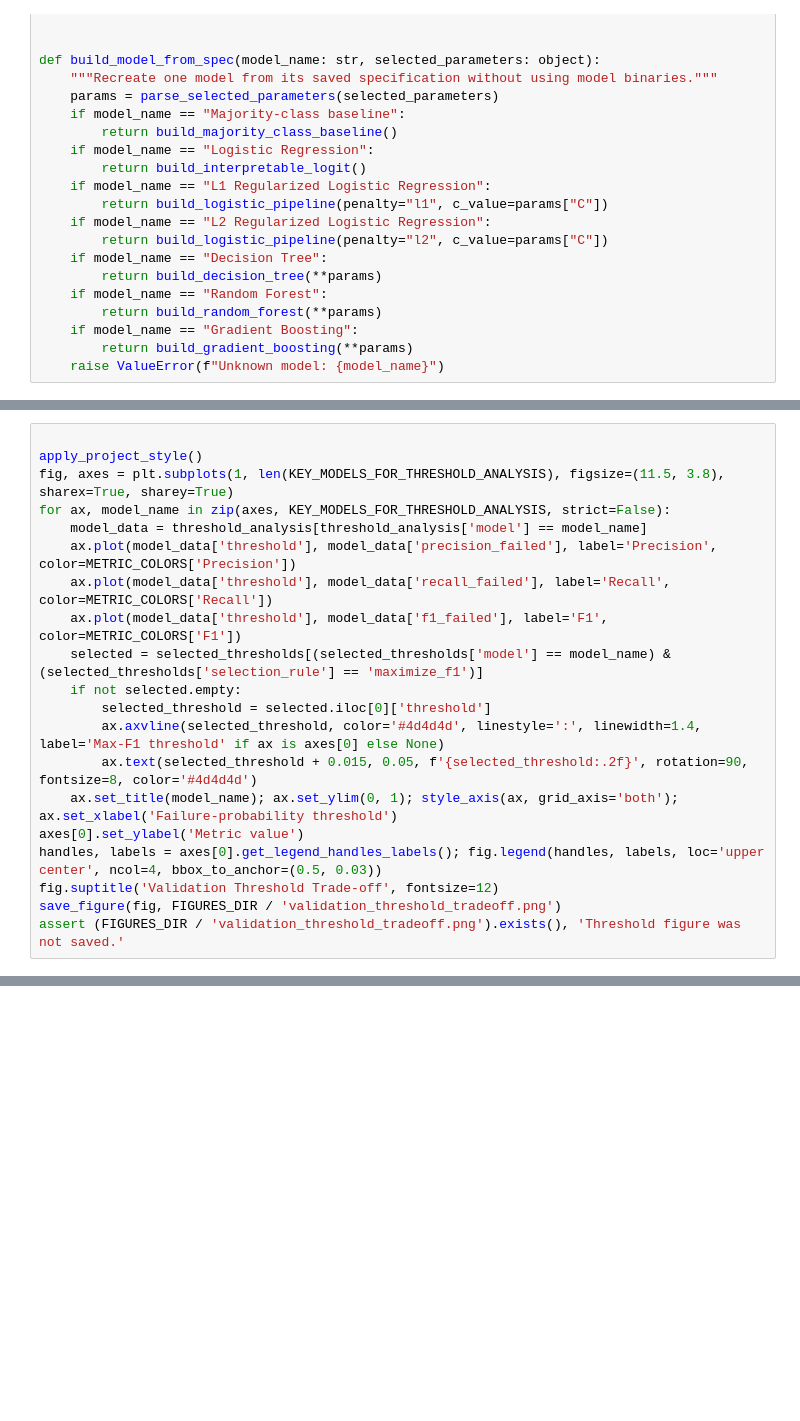
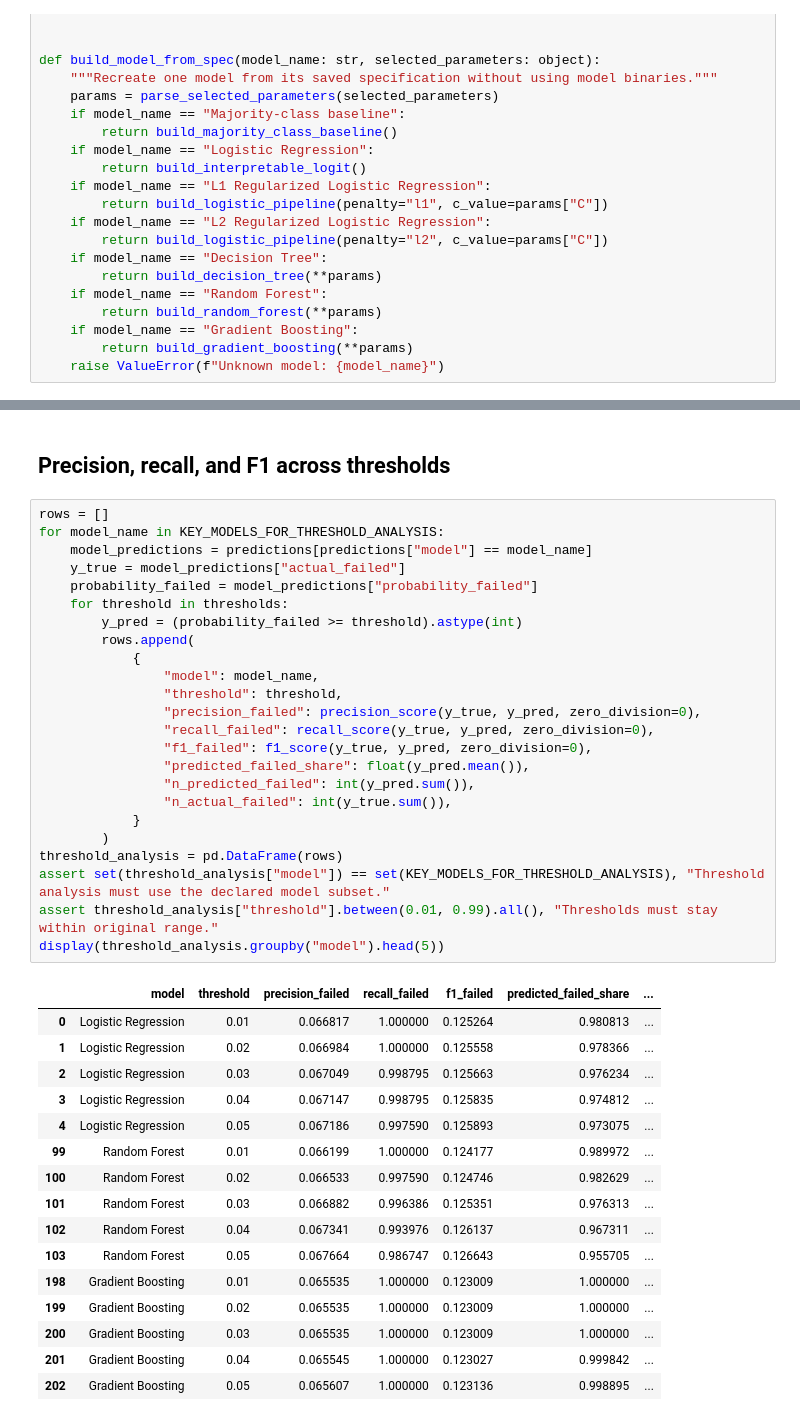
Before and after one commit to Berke-Pehli/ml-finance-bankruptcy-analysis, a Jupyter notebook: notebooks/05_threshold_and_pca_extensions.ipynb, the cells around one changed output, grey strips where cells are left out. Saved outputs shown, nothing was run; the diff lists cells and outputs as text; blank space fills up the shorter version.

Commit message:
Show notebook analysis steps more clearly

```diff
--- a/notebooks/05_threshold_and_pca_extensions.ipynb
+++ b/notebooks/05_threshold_and_pca_extensions.ipynb
@@ -682,20 +637,0 @@ selected_thresholds
-# %%
-
-apply_project_style()
-fig, axes = plt.subplots(1, len(KEY_MODELS_FOR_THRESHOLD_ANALYSIS), figsize=(11.5, 3.8), sharex=True, sharey=True)
-for ax, model_name in zip(axes, KEY_MODELS_FOR_THRESHOLD_ANALYSIS, strict=False):
-    model_data = threshold_analysis[threshold_analysis['model'] == model_name]
-    ax.plot(model_data['threshold'], model_data['precision_failed'], label='Precision', color=METRIC_COLORS['Precision'])
-    ax.plot(model_data['threshold'], model_data['recall_failed'], label='Recall', color=METRIC_COLORS['Recall'])
-    ax.plot(model_data['threshold'], model_data['f1_failed'], label='F1', color=METRIC_COLORS['F1'])
-    selected = selected_thresholds[(selected_thresholds['model'] == model_name) & (selected_thresholds['selection_rule'] == 'maximize_f1')]
-    if not selected.empty:
-        selected_threshold = selected.iloc[0]['threshold']
-        ax.axvline(selected_threshold, color='#4d4d4d', linestyle=':', linewidth=1.4, label='Max-F1 threshold' if ax is axes[0] else None)
-        ax.text(selected_threshold + 0.015, 0.05, f'{selected_threshold:.2f}', rotation=90, fontsize=8, color='#4d4d4d')
-    ax.set_title(model_name); ax.set_ylim(0, 1); style_axis(ax, grid_axis='both'); ax.set_xlabel('Failure-probability threshold')
-axes[0].set_ylabel('Metric value')
-handles, labels = axes[0].get_legend_handles_labels(); fig.legend(handles, labels, loc='upper center', ncol=4, bbox_to_anchor=(0.5, 0.03))
-fig.suptitle('Validation Threshold Trade-off', fontsize=12)
-save_figure(fig, FIGURES_DIR / 'validation_threshold_tradeoff.png')
-assert (FIGURES_DIR / 'validation_threshold_tradeoff.png').exists(), 'Threshold figure was not saved.'
@@ -764,0 +662,43 @@ assert (FIGURES_DIR / 'pca_logistic_metric_comparison.png').exists(), 'PCA figur
+# %% [markdown]
+## Precision, recall, and F1 across thresholds
+# %%
+rows = []
+for model_name in KEY_MODELS_FOR_THRESHOLD_ANALYSIS:
+    model_predictions = predictions[predictions["model"] == model_name]
+    y_true = model_predictions["actual_failed"]
+    probability_failed = model_predictions["probability_failed"]
+    for threshold in thresholds:
+        y_pred = (probability_failed >= threshold).astype(int)
+        rows.append(
+            {
+                "model": model_name,
+                "threshold": threshold,
+                "precision_failed": precision_score(y_true, y_pred, zero_division=0),
+                "recall_failed": recall_score(y_true, y_pred, zero_division=0),
+                "f1_failed": f1_score(y_true, y_pred, zero_division=0),
+                "predicted_failed_share": float(y_pred.mean()),
+                "n_predicted_failed": int(y_pred.sum()),
+                "n_actual_failed": int(y_true.sum()),
+            }
+        )
+threshold_analysis = pd.DataFrame(rows)
+assert set(threshold_analysis["model"]) == set(KEY_MODELS_FOR_THRESHOLD_ANALYSIS), "Threshold analysis must use the declared model subset."
+assert threshold_analysis["threshold"].between(0.01, 0.99).all(), "Thresholds must stay within original range."
+display(threshold_analysis.groupby("model").head(5))
+# %% [output]
+|  | model | threshold | precision_failed | recall_failed | f1_failed | predicted_failed_share | ... |
+| 0 | Logistic Regression | 0.01 | 0.066817 | 1.000000 | 0.125264 | 0.980813 | ... |
+| 1 | Logistic Regression | 0.02 | 0.066984 | 1.000000 | 0.125558 | 0.978366 | ... |
+| 2 | Logistic Regression | 0.03 | 0.067049 | 0.998795 | 0.125663 | 0.976234 | ... |
+| 3 | Logistic Regression | 0.04 | 0.067147 | 0.998795 | 0.125835 | 0.974812 | ... |
+| 4 | Logistic Regression | 0.05 | 0.067186 | 0.997590 | 0.125893 | 0.973075 | ... |
+| 99 | Random Forest | 0.01 | 0.066199 | 1.000000 | 0.124177 | 0.989972 | ... |
+| 100 | Random Forest | 0.02 | 0.066533 | 0.997590 | 0.124746 | 0.982629 | ... |
+| 101 | Random Forest | 0.03 | 0.066882 | 0.996386 | 0.125351 | 0.976313 | ... |
+| 102 | Random Forest | 0.04 | 0.067341 | 0.993976 | 0.126137 | 0.967311 | ... |
+| 103 | Random Forest | 0.05 | 0.067664 | 0.986747 | 0.126643 | 0.955705 | ... |
+| 198 | Gradient Boosting | 0.01 | 0.065535 | 1.000000 | 0.123009 | 1.000000 | ... |
+| 199 | Gradient Boosting | 0.02 | 0.065535 | 1.000000 | 0.123009 | 1.000000 | ... |
+| 200 | Gradient Boosting | 0.03 | 0.065535 | 1.000000 | 0.123009 | 1.000000 | ... |
+| 201 | Gradient Boosting | 0.04 | 0.065545 | 1.000000 | 0.123027 | 0.999842 | ... |
+| 202 | Gradient Boosting | 0.05 | 0.065607 | 1.000000 | 0.123136 | 0.998895 | ... |
```
Also changed, not shown: parts of 23 cells of this notebook, 5 other files.
